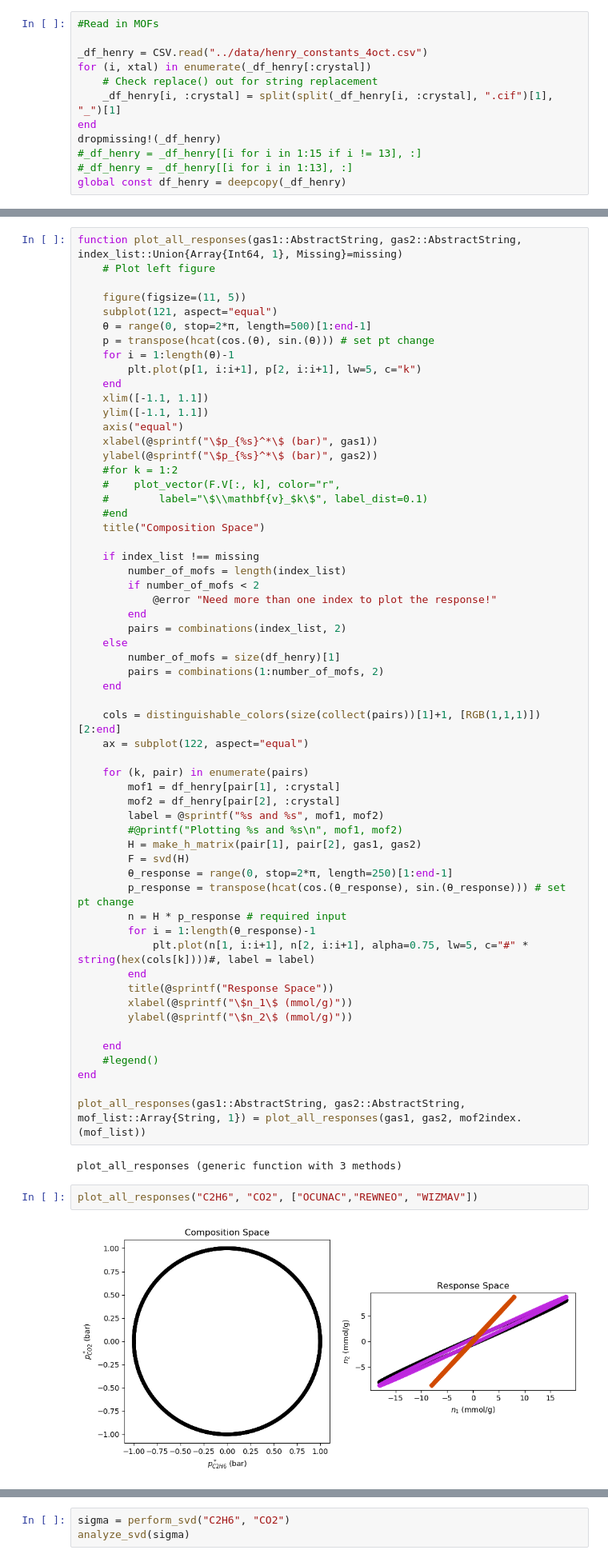
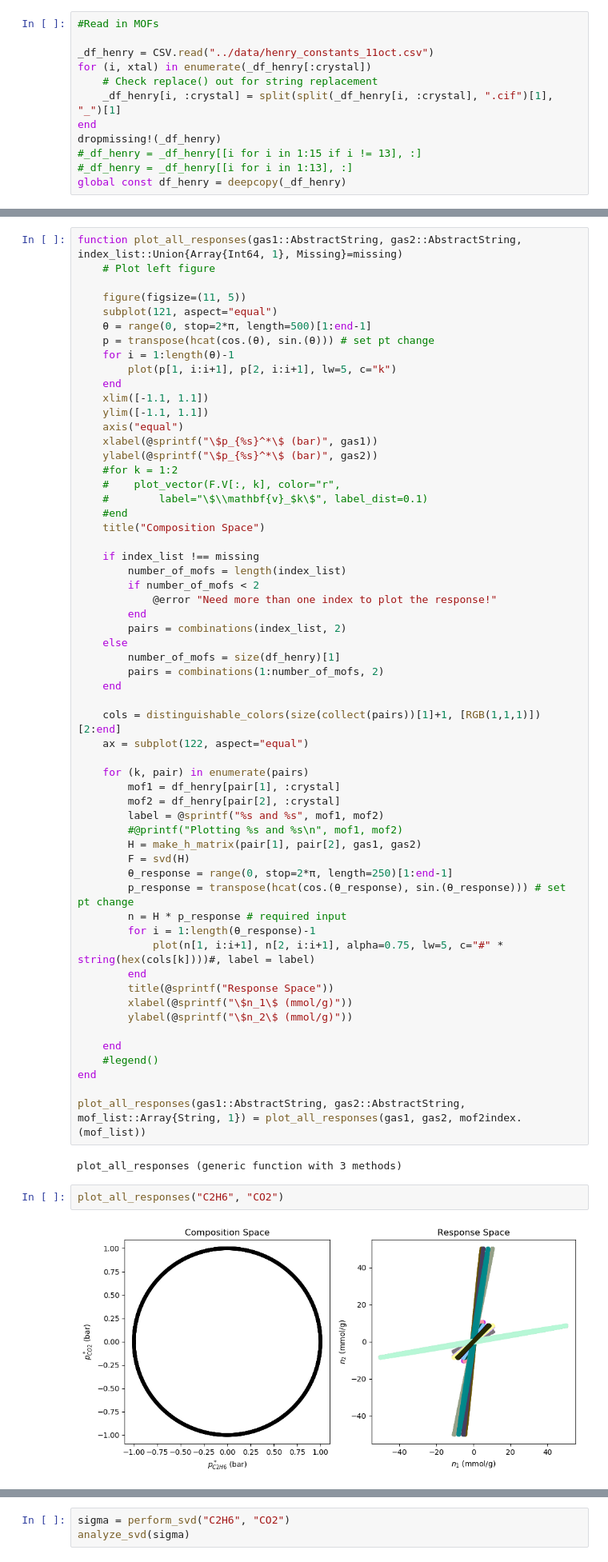
Before and after one commit to SimonEnsemble/sensor_arrays, a Jupyter notebook: src/Sensor_notebook.ipynb, the cells around one changed output, grey strips where cells are left out. Shown at 80% size. Drawn from its saved outputs; the diff is of its cells as text.

Commit message:
Fixed PyPlot

```diff
--- a/src/Sensor_notebook.ipynb
+++ b/src/Sensor_notebook.ipynb
@@ -16,7 +15,7 @@ false
 # %%
 #Read in MOFs
 
-_df_henry = CSV.read("../data/henry_constants_4oct.csv")
+_df_henry = CSV.read("../data/henry_constants_11oct.csv")
 for (i, xtal) in enumerate(_df_henry[:crystal])
     # Check replace() out for string replacement
     _df_henry[i, :crystal] = split(split(_df_henry[i, :crystal], ".cif")[1], "_")[1]
@@ -285,7 +287,7 @@ function plot_all_responses(gas1::AbstractString, gas2::AbstractString, index_li
     θ = range(0, stop=2*π, length=500)[1:end-1]
     p = transpose(hcat(cos.(θ), sin.(θ))) # set pt change
     for i = 1:length(θ)-1
-        plt.plot(p[1, i:i+1], p[2, i:i+1], lw=5, c="k")
+        plot(p[1, i:i+1], p[2, i:i+1], lw=5, c="k")
     end
     xlim([-1.1, 1.1])
     ylim([-1.1, 1.1])
@@ -323,7 +325,7 @@ function plot_all_responses(gas1::AbstractString, gas2::AbstractString, index_li
         p_response = transpose(hcat(cos.(θ_response), sin.(θ_response))) # set pt change
         n = H * p_response # required input
         for i = 1:length(θ_response)-1
-            plt.plot(n[1, i:i+1], n[2, i:i+1], alpha=0.75, lw=5, c="#" * string(hex(cols[k])))#, label = label)
+            plot(n[1, i:i+1], n[2, i:i+1], alpha=0.75, lw=5, c="#" * string(hex(cols[k])))#, label = label)
         end
         title(@sprintf("Response Space"))
         xlabel(@sprintf("\$n_1\$ (mmol/g)"))
@@ -337,9 +339,9 @@ plot_all_responses(gas1::AbstractString, gas2::AbstractString, mof_list::Array{S
 # %% [output]
 plot_all_responses (generic function with 3 methods)
 # %%
-plot_all_responses("C2H6", "CO2", ["OCUNAC","REWNEO", "WIZMAV"])
+plot_all_responses("C2H6", "CO2")
 # %% [output]
-[figure, old version]
+[figure, new version]
 # %%
 plot_response("REWNEO", "RUBTAK01", "C2H6", "CO2")
 # %% [output]
```
Also changed, not shown: parts of 8 cells of this notebook.
